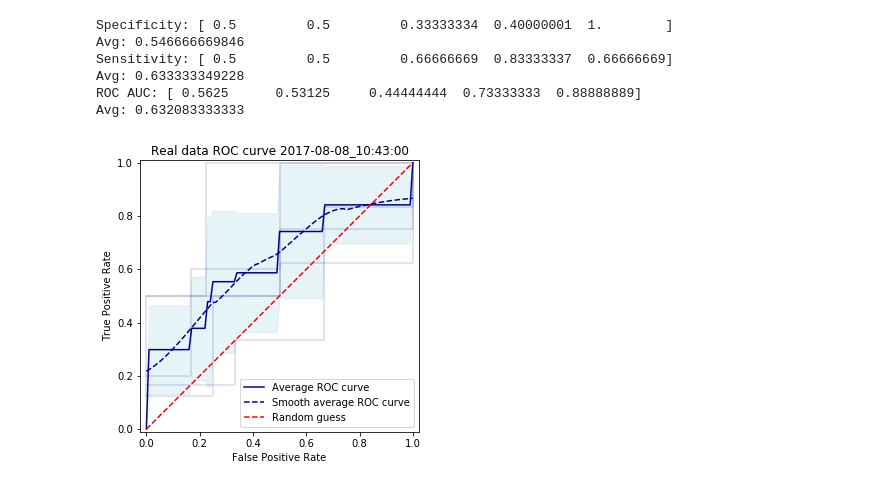
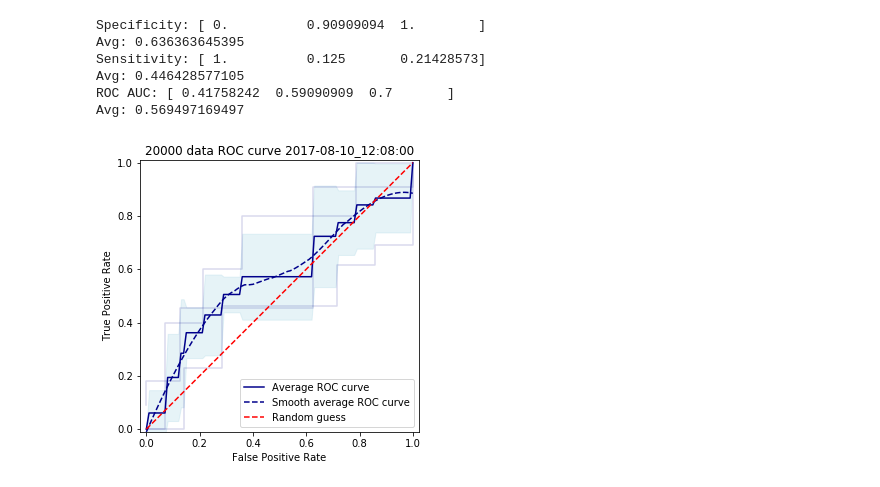
Before and after one commit to Smith42/heart-cnn, a Jupyter notebook: postproc.ipynb, the cells around one changed output. Cells and saved outputs as stored; diff of their text form; code cells hidden in the pictures.

Commit message:
Added latest log files and ROC curves

```diff
--- a/postproc.ipynb
+++ b/postproc.ipynb
@@ -16,20 +16,16 @@ import datetime
 ssa = []
 tft = []
 
-ssa.append(np.loadtxt("./logs/2017-08-08_10:15:00_3d-2channel-finetuned-acc_0-of-4.log", delimiter=","))
-ssa.append(np.loadtxt("./logs/2017-08-08_10:18:00_3d-2channel-finetuned-acc_1-of-4.log", delimiter=","))
-ssa.append(np.loadtxt("./logs/2017-08-08_10:21:00_3d-2channel-finetuned-acc_2-of-4.log", delimiter=","))
-ssa.append(np.loadtxt("./logs/2017-08-08_10:23:00_3d-2channel-finetuned-acc_3-of-4.log", delimiter=","))
-ssa.append(np.loadtxt("./logs/2017-08-08_10:25:00_3d-2channel-finetuned-acc_4-of-4.log", delimiter=","))
+ssa.append(np.loadtxt("./logs/2017-08-10_12:04:00_3d-2channel-finetuned-acc_0-of-2.log", delimiter=","))
+ssa.append(np.loadtxt("./logs/2017-08-10_12:05:00_3d-2channel-finetuned-acc_1-of-2.log", delimiter=","))
+ssa.append(np.loadtxt("./logs/2017-08-10_12:06:00_3d-2channel-finetuned-acc_2-of-2.log", delimiter=","))
 ssa = np.transpose(np.array(ssa))
 
-tft.append(np.loadtxt("./logs/2017-08-08_10:15:00_3d-2channel-finetuned-roc_0-of-4.log", delimiter=","))
-tft.append(np.loadtxt("./logs/2017-08-08_10:18:00_3d-2channel-finetuned-roc_1-of-4.log", delimiter=","))
-tft.append(np.loadtxt("./logs/2017-08-08_10:21:00_3d-2channel-finetuned-roc_2-of-4.log", delimiter=","))
-tft.append(np.loadtxt("./logs/2017-08-08_10:23:00_3d-2channel-finetuned-roc_3-of-4.log", delimiter=","))
-tft.append(np.loadtxt("./logs/2017-08-08_10:25:00_3d-2channel-finetuned-roc_4-of-4.log", delimiter=","))
+tft.append(np.loadtxt("./logs/2017-08-10_12:04:00_3d-2channel-finetuned-roc_0-of-2.log", delimiter=","))
+tft.append(np.loadtxt("./logs/2017-08-10_12:05:00_3d-2channel-finetuned-roc_1-of-2.log", delimiter=","))
+tft.append(np.loadtxt("./logs/2017-08-10_12:06:00_3d-2channel-finetuned-roc_2-of-2.log", delimiter=","))
 # %%
-k = 5
+k = 3
 
 dt = str(datetime.datetime.now().replace(second=0, microsecond=0).isoformat("_"))
 
@@ -42,42 +38,42 @@ base_fpr = np.linspace(0, 1, 101)
 for i in np.arange(k):
     fpr = tft[i][0]
     tpr = tft[i][1]
     plt.plot(fpr, tpr, alpha=0.15, color="darkblue")
     tpr = interp(base_fpr, fpr, tpr)
     tpr[0] = 0.0
     tprs.append(tpr)
 
 tprs = np.array(tprs)
 mean_tprs = tprs.mean(axis=0)
 std = tprs.std(axis=0)
 
 tprs_upper = np.minimum(mean_tprs + std, 1)
 tprs_lower = mean_tprs - std
 
 plt.plot(base_fpr, mean_tprs, color="darkblue", label="Average ROC curve")
 plt.plot(base_fpr, scipy.signal.savgol_filter(mean_tprs,51,3),"--", color="darkblue", label="Smooth average ROC curve")
 plt.fill_between(base_fpr, tprs_lower, tprs_upper, color='lightblue', alpha=0.3)
 
 plt.plot([0, 1], [0, 1],'r--', label="Random guess")
 plt.xlim([-0.01, 1.01])
 plt.ylim([-0.01, 1.01])
 plt.ylabel('True Positive Rate')
 plt.xlabel('False Positive Rate')
-plt.title('Real data ROC curve '+dt)
+plt.title('20000 data ROC curve '+dt)
 plt.legend(loc=4)
 plt.axes().set_aspect('equal', 'datalim')
-plt.savefig("./figures/rocCurves/"+dt+"-finetunedCNNrealdata.png")
+#plt.savefig("./figures/rocCurves/"+dt+"-CNNh5-finetunedRealData.png")
 
-log = open("./logs/"+dt+"-finetunedCNNrealdata.log","w+")
+#log = open("./logs/"+dt+"-CNNh5.log","w+")
 strOut = str("Specificity: "+str(ssa[0])+"\nAvg: "+str(np.mean(ssa[0]))+"\nSensitivity: "+str(ssa[1])+"\nAvg: "+str(np.mean(ssa[1]))+"\nROC AUC: "+str(ssa[2])+"\nAvg: "+str(np.mean(ssa[2])))
-log.write(strOut)
-log.close()
+#log.write(strOut)
+#log.close()
 print(strOut)
 # %% [output]
-Specificity: [ 0.5         0.5         0.33333334  0.40000001  1.        ]
-Avg: 0.546666669846
-Sensitivity: [ 0.5         0.5         0.66666669  0.83333337  0.66666669]
-Avg: 0.633333349228
-ROC AUC: [ 0.5625      0.53125     0.44444444  0.73333333  0.88888889]
-Avg: 0.632083333333
+Specificity: [ 0.          0.90909094  1.        ]
+Avg: 0.636363645395
+Sensitivity: [ 1.          0.125       0.21428573]
+Avg: 0.446428577105
+ROC AUC: [ 0.41758242  0.59090909  0.7       ]
+Avg: 0.569497169497
-[figure, old version]
+[figure, new version]
```
Also changed, not shown: 35 other files.
